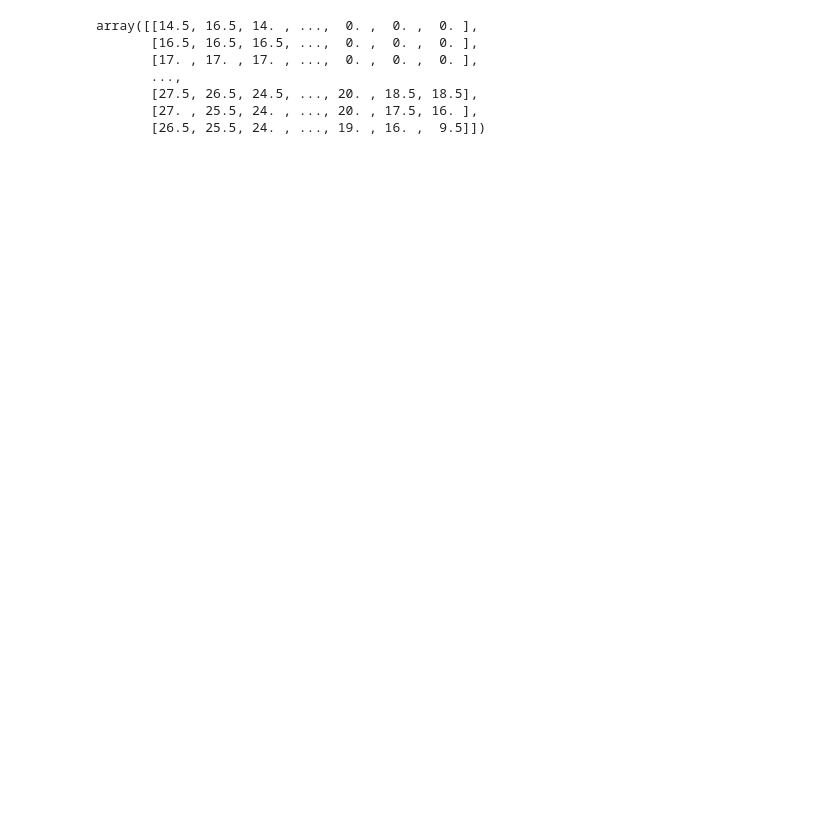
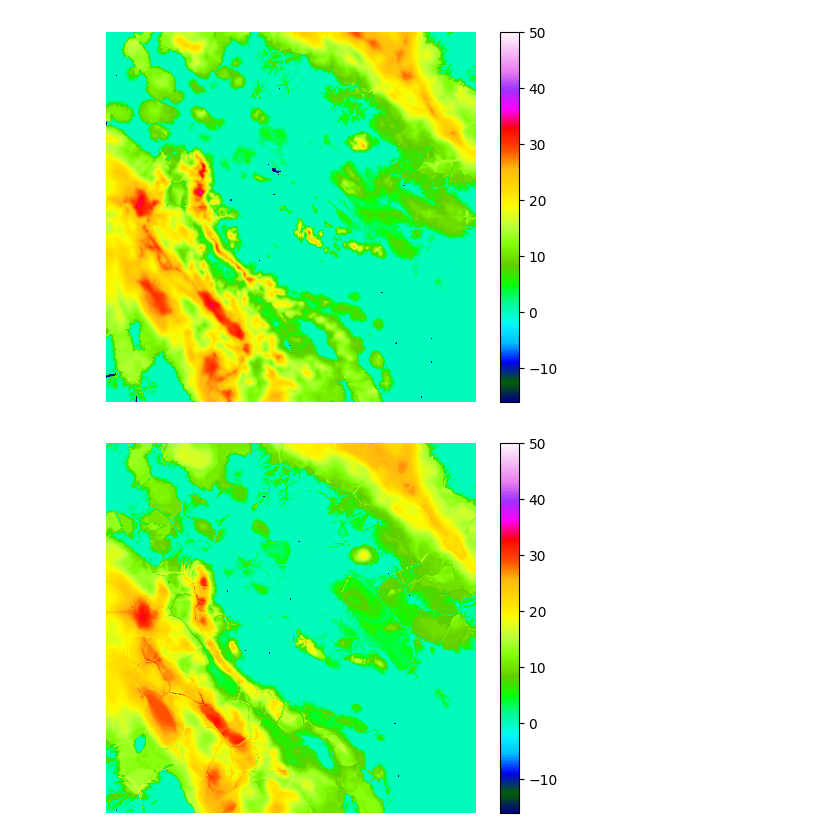
Before and after one commit to kinit-sk/softec-lagrangian-nowcasting, a Jupyter notebook: test_visualize.ipynb, the cells around one changed output. Drawn from its saved outputs; the diff is of its cells as text; code cells hidden in the pictures; blank space fills up the shorter version.

```diff
--- a/test_visualize.ipynb
+++ b/test_visualize.ipynb
@@ -40,10 +40,9 @@ HTML(ani.to_jshtml())
-# %%
-arr[0] / 2 - 32
-# %% [output]
-array([[14.5, 16.5, 14. , ...,  0. ,  0. ,  0. ],
-       [16.5, 16.5, 16.5, ...,  0. ,  0. ,  0. ],
-       [17. , 17. , 17. , ...,  0. ,  0. ,  0. ],
-       ...,
-       [27.5, 26.5, 24.5, ..., 20. , 18.5, 18.5],
-       [27. , 25.5, 24. , ..., 20. , 17.5, 16. ],
-       [26.5, 25.5, 24. , ..., 19. , 16. ,  9.5]])
+# %%
+for i in range(6):
+    plt.imshow(arr[i] / 2 - 32, cmap='gist_ncar', vmin=-16, vmax=50)
+    plt.axis('off')
+    cbar = plt.colorbar()
+    plt.show()
+# %% [output]
+[figure, added]
+[figure, added]
```
Also changed, not shown: parts of 3 cells of this notebook, 4 other files.
